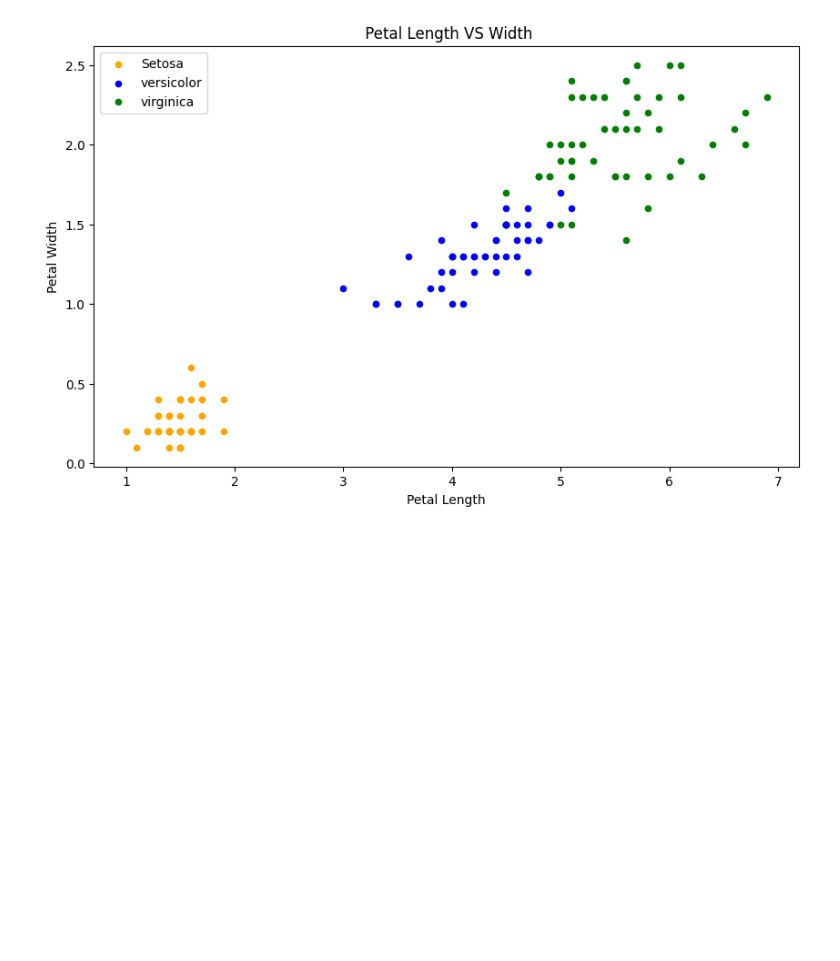
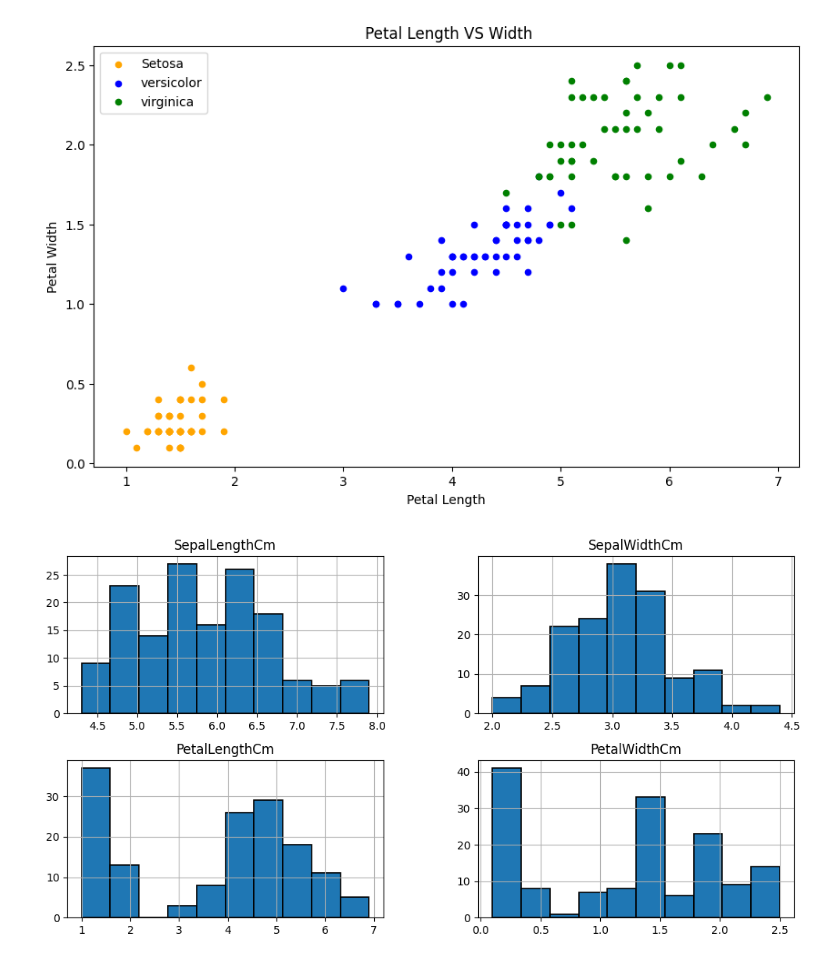
Before and after one commit to Enkhamgalan1230/CO559-ML-DL-Group-project, a Jupyter notebook: GroupProj.ipynb, the cells around one changed output. Drawn from its saved outputs; the diff is of its cells as text; code cells hidden in the pictures; blank space fills up the shorter version.

```diff
--- a/GroupProj.ipynb
+++ b/GroupProj.ipynb
@@ -89,3 +89,10 @@ fig.set_size_inches(10,6)
 plt.show()
 # %% [output]
 [figure]
+# %%
+df.hist(edgecolor='black', linewidth=1.2)
+fig=plt.gcf()
+fig.set_size_inches(12,6)
+plt.show()
+# %% [output]
+[figure, added]
```
